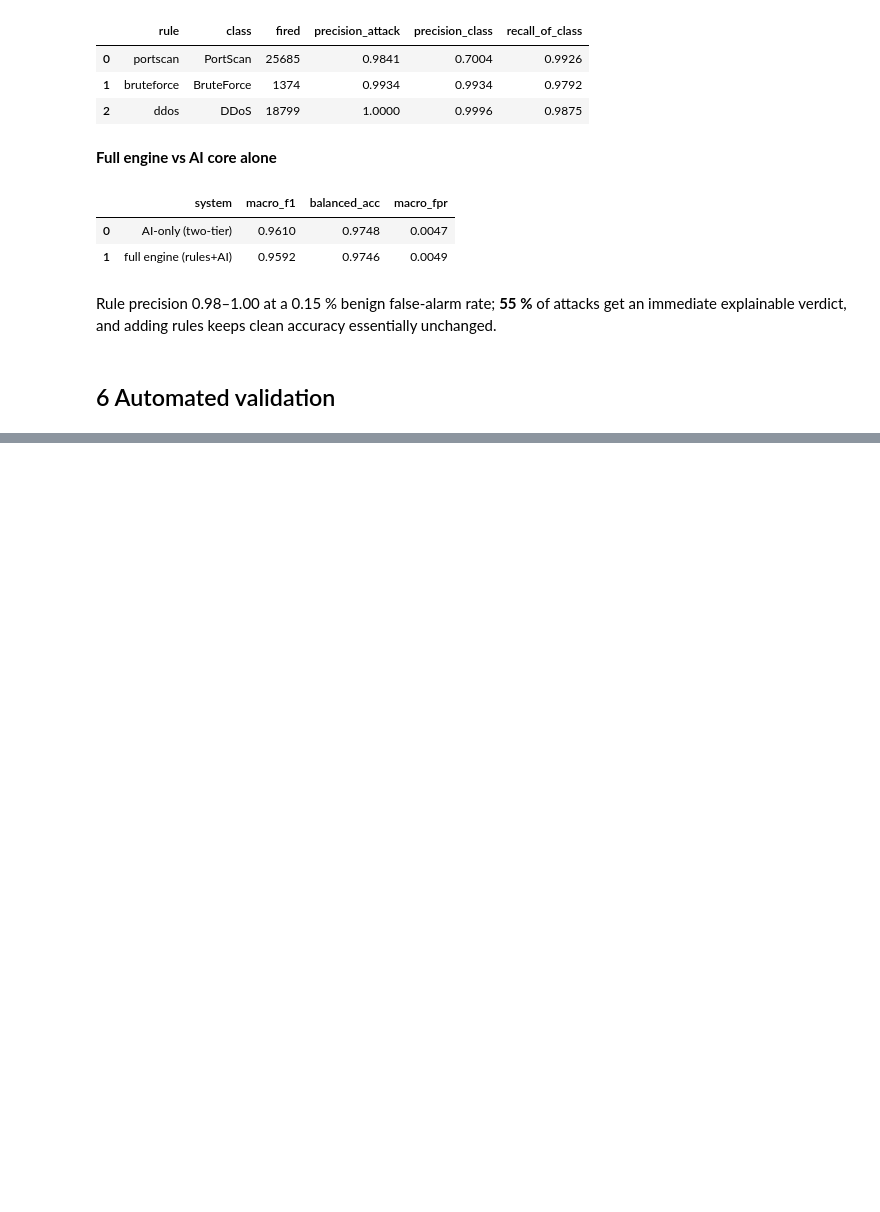
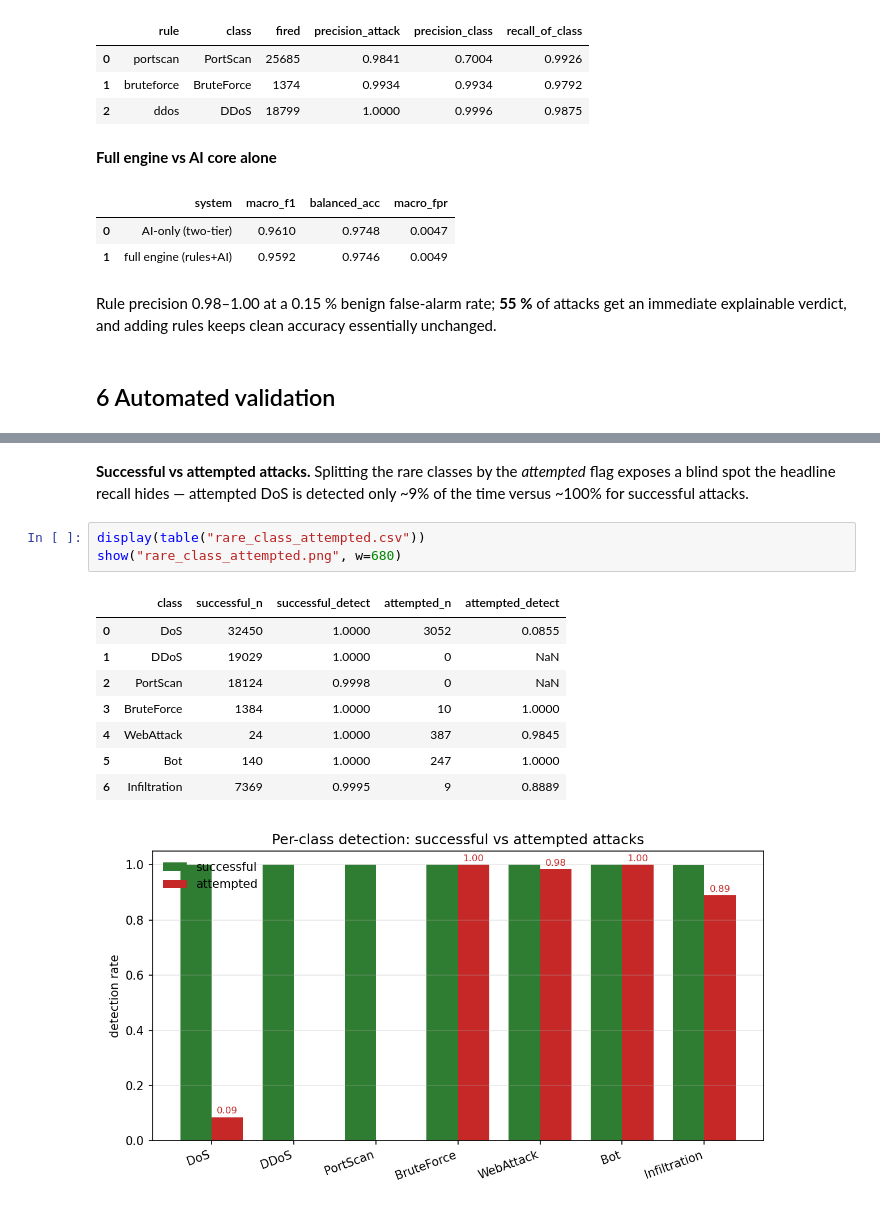
Before and after one commit to Shruck-zhang/adversarial-robust-nids, a Jupyter notebook: notebooks/technical_walkthrough.ipynb, the cells around one changed output, grey strips where cells are left out. Cells and saved outputs as stored; diff of their text form; blank space fills up the shorter version.

```diff
--- a/notebooks/technical_walkthrough.ipynb
+++ b/notebooks/technical_walkthrough.ipynb
@@ -167,0 +203,17 @@ run  python run_system_tests.py  to generate a report (needs data + models)
+# %% [markdown]
+**Successful vs attempted attacks.** Splitting the rare classes by the *attempted*
+flag exposes a blind spot the headline recall hides — attempted DoS is detected only ~9%
+of the time versus ~100% for successful attacks.
+# %%
+display(table("rare_class_attempted.csv"))
+show("rare_class_attempted.png", w=680)
+# %% [output]
+|  | class | successful_n | successful_detect | attempted_n | attempted_detect |
+| 0 | DoS | 32450 | 1.0000 | 3052 | 0.0855 |
+| 1 | DDoS | 19029 | 1.0000 | 0 | NaN |
+| 2 | PortScan | 18124 | 0.9998 | 0 | NaN |
+| 3 | BruteForce | 1384 | 1.0000 | 10 | 1.0000 |
+| 4 | WebAttack | 24 | 1.0000 | 387 | 0.9845 |
+| 5 | Bot | 140 | 1.0000 | 247 | 1.0000 |
+| 6 | Infiltration | 7369 | 0.9995 | 9 | 0.8889 |
+[figure, added]
```
Also changed, not shown: parts of 11 cells of this notebook, 22 other files.
